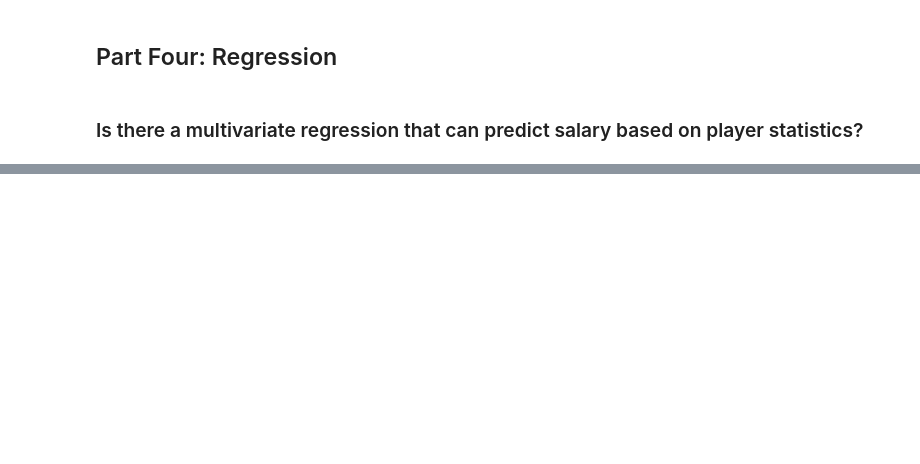
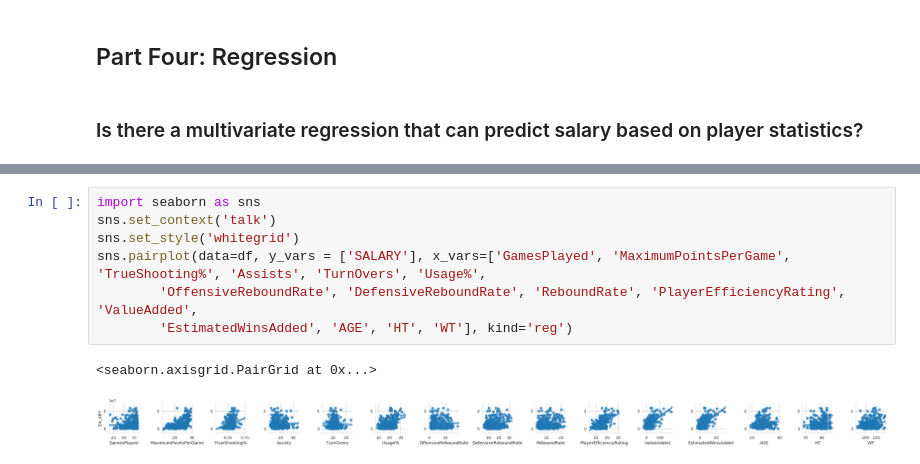
Before and after one commit to mjiapalucci/GeorgetownDS, a Jupyter notebook: Statistics.ipynb, the cells around one changed output, grey strips where cells are left out. Cells and saved outputs as stored; diff of their text form; blank space fills up the shorter version.

```diff
--- a/Statistics.ipynb
+++ b/Statistics.ipynb
@@ -332,0 +368,10 @@ _Enter answers here by double clicking on the cell, then "running it" when done_
+# %%
+import seaborn as sns
+sns.set_context('talk')
+sns.set_style('whitegrid')
+sns.pairplot(data=df, y_vars = ['SALARY'], x_vars=['GamesPlayed', 'MaximumPointsPerGame', 'TrueShooting%', 'Assists', 'TurnOvers', 'Usage%',
+        'OffensiveReboundRate', 'DefensiveReboundRate', 'ReboundRate', 'PlayerEfficiencyRating', 'ValueAdded',
+        'EstimatedWinsAdded', 'AGE', 'HT', 'WT'], kind='reg')
+# %% [output]
+<seaborn.axisgrid.PairGrid at 0x...>
+[figure, added]
```
Also changed, not shown: parts of 30 cells of this notebook.
